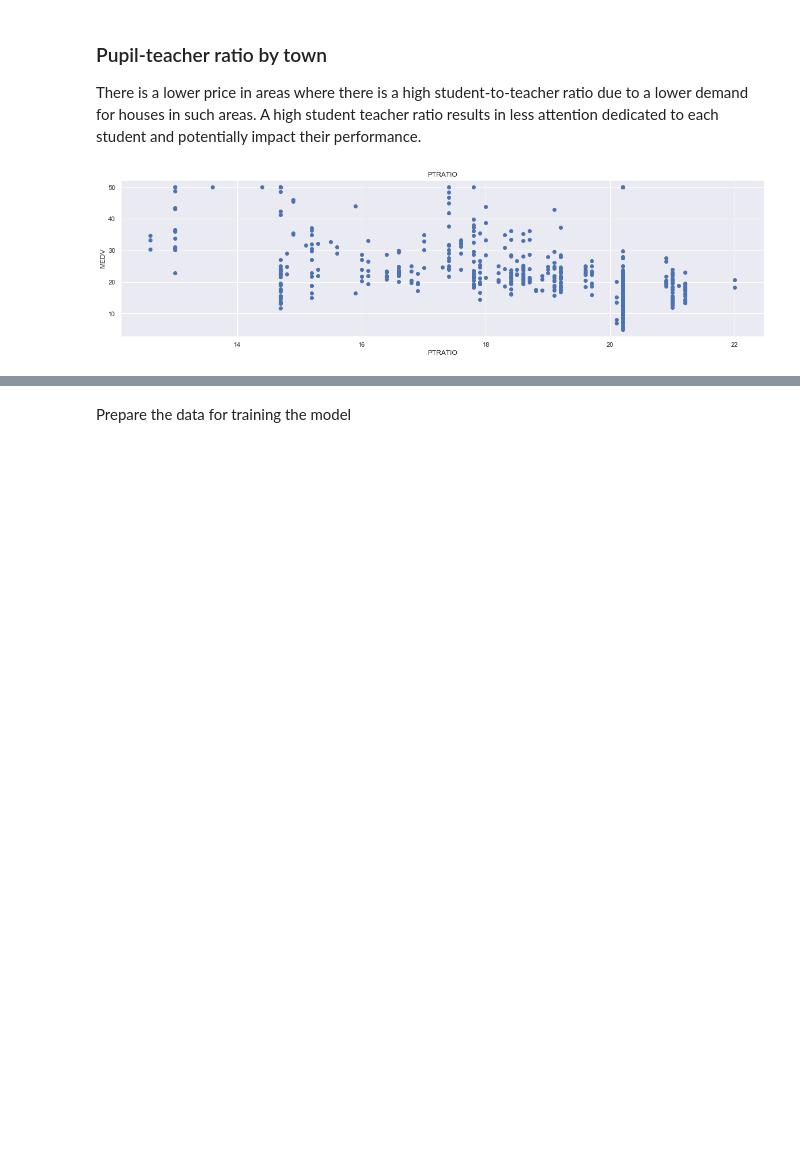
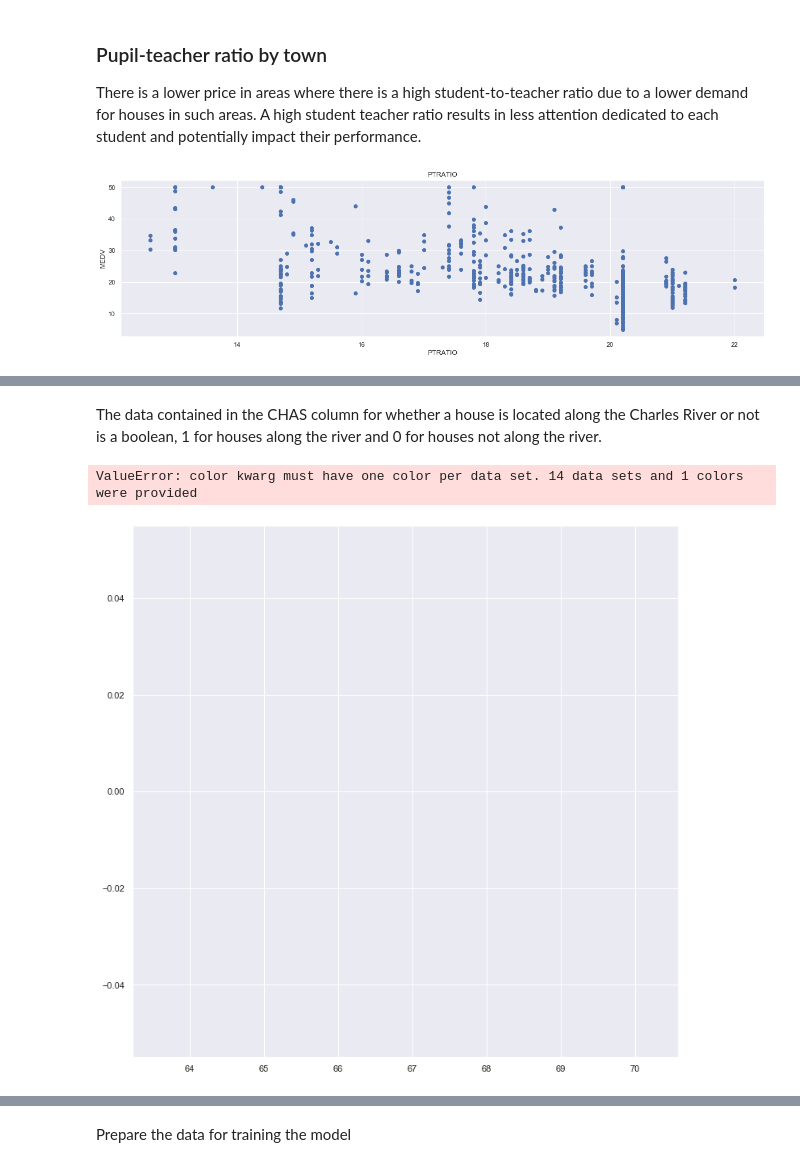
Before and after one commit to GraceAKelly/Machine_learning, a Jupyter notebook: Machine_Learning.ipynb, the cells around one changed output, grey strips where cells are left out. Drawn from its saved outputs; the diff is of its cells as text; code cells hidden in the pictures; blank space fills up the shorter version.

```diff
--- a/Machine_Learning.ipynb
+++ b/Machine_Learning.ipynb
@@ -236,0 +266,13 @@ for i, col in enumerate(features):
+# %% [markdown]
+The data contained in the CHAS column for whether a house is located along the Charles River or not is a boolean, 1 for houses along the river and 0 for houses not along the river.
+# %%
+# Split the Chas data into along the river and not along the river
+Along_The_River = boston.loc[boston['CHAS'] != 0]
+Not_Along_The_River = boston.loc[boston['CHAS'] != 1]
+# %%
+plt.figure(figsize=(12, 12))
+ax1 = sns.distplot(Along_The_River)
+ax2 = sns.distplot(Not_Along_The_River)
+# %% [output]
+ValueError: color kwarg must have one color per data set. 14 data sets and 1 colors were provided
+[figure, added]
```
Also changed, not shown: parts of 25 cells of this notebook, 1 other file.
